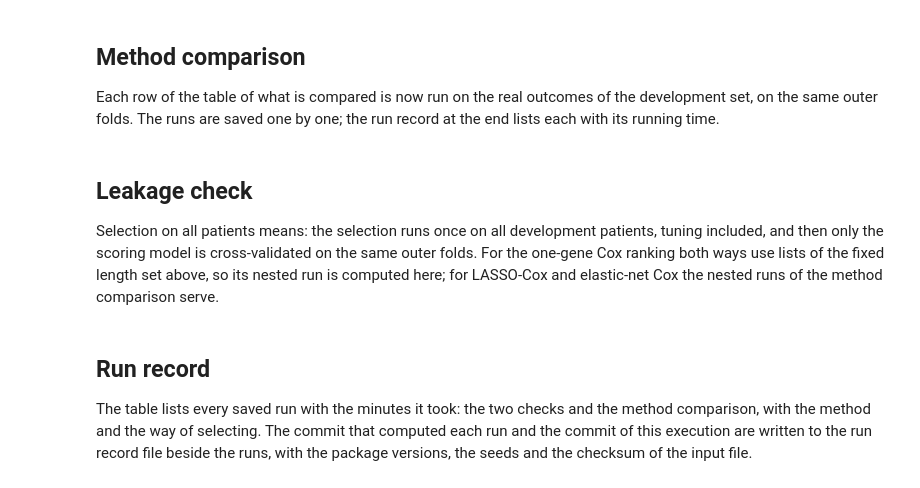
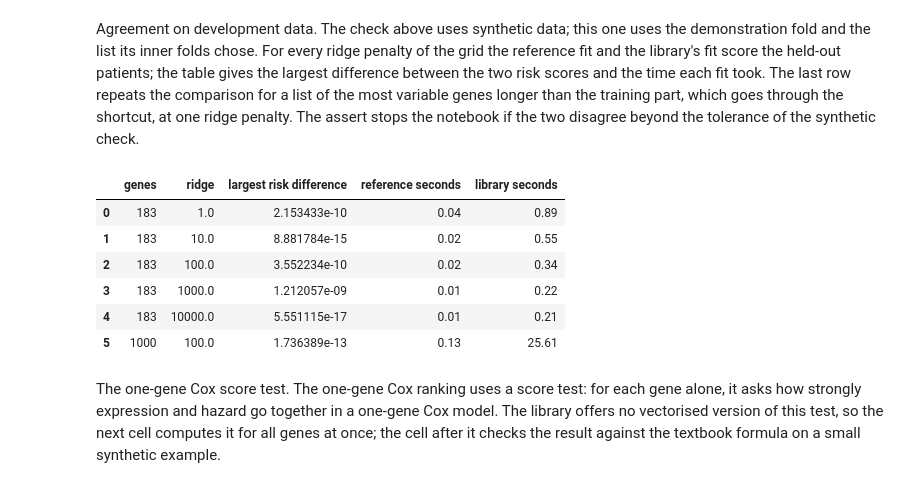
Before and after one commit to ELDERGARLIC/cancer-prognosis-prediction, a Jupyter notebook: notebooks/02_gene_selection_runs.ipynb, the cells around one changed output. Drawn from its saved outputs; the diff is of its cells as text; code cells hidden in the pictures.

```diff
--- a/notebooks/02_gene_selection_runs.ipynb
+++ b/notebooks/02_gene_selection_runs.ipynb
@@ -117,0 +71,19 @@ SELECTING_KINDS = ["ranking by variance", "ranking by score test", "penalised Co
+# %%
+EXPRESSED_LOG2 = 1.0              # a gene is expressed in a patient at log2(TPM + 1) >= 1, TPM >= 1
+EXPRESSED_SHARE = 0.2             # and passes the filter when expressed in 20% of training patients
+NEWTON_STEPS = 1000               # guard against an endless loop in the Cox fit
+GAIN_LIMIT = 1e-9                 # the Cox fit stops when one more step would improve it by less
+EIGEN_FLOOR = 1e-10               # a direction below this share of the largest eigenvalue is empty
+DAYS_PER_YEAR = 365.25            # average length of a year, leap years included
+UNO_HORIZON = 5 * DAYS_PER_YEAR   # Uno's C is truncated at 5 years
+CHECK_SEED = 0                    # seed of the synthetic examples in the checks
+N_JOBS = 4                        # outer folds evaluated in parallel, one per physical core
+DEMONSTRATION_STEP = 10           # the demonstration keeps every tenth penalty of a path
+# Indicator columns of the clinical model. The reference level of each covariate is fixed here
+# (stage II, ER positive, PR positive, HER2 negative) and gets no column.
+CLINICAL_LEVELS = {"stage": ["I", "III", "IV", "unknown"], "er": ["negative", "unknown"],
+                   "pr": ["negative", "unknown"], "her2": ["positive", "unknown"]}
+# The two forms of the scoring model and their key in the saved runs.
+FORMS = {"genes only": "genes_only", "genes plus clinical": "genes_plus_clinical"}
+INSIDE = "selection inside the training fold"  # the two ways of selecting that are contrasted
+ON_ALL = "selection on all patients"
@@ -800,14 +797,40 @@ assert inside_low <= 0.5 <= inside_high, "the code leaks: C away from 0.50 on sh
 # %% [markdown]
-## Method comparison
-
-Each row of the table of what is compared is now run on the real outcomes of the development set, on the same outer folds. The runs are saved one by one; the run record at the end lists each with its running time.
+Agreement on development data. The check above uses synthetic data; this one uses the demonstration fold and the list its inner folds chose. For every ridge penalty of the grid the reference fit and the library's fit score the held-out patients; the table gives the largest difference between the two risk scores and the time each fit took. The last row repeats the comparison for a list of the most variable genes longer than the training part, which goes through the shortcut, at one ridge penalty. The assert stops the notebook if the two disagree beyond the tolerance of the synthetic check.
 # %%
-runs = {}
-for name, method in METHODS.items():
-    compute = partial(run_method, method, data, OUTER_SEEDS)
-    runs[name] = saved("method comparison", name, compute=compute)
+def compare_fits(fold, genes, ridge):
+    """Largest difference between the reference and the library risk scores, and both timings."""
+    columns = gene_columns(fold, genes)
+    started = time.time()
+    reference_risk = scoring_model_risk(fold, columns, ridge, "genes only")
+    reference_seconds = time.time() - started
+    started = time.time()
+    library_c, library_risk = library_held_out_c(fold, genes, ridge)
+    library_seconds = time.time() - started
+    difference = np.abs(reference_risk - library_risk).max()
+    return {"genes": len(genes), "ridge": ridge, "largest risk difference": difference,
+            "reference seconds": round(reference_seconds, 2),
+            "library seconds": round(library_seconds, 2)}
+
+
+comparison_rows = []
+for ridge in RIDGE_GRID:
+    comparison_rows.append(compare_fits(demonstration_fold, chosen_genes, ridge))
+expressed = demonstration_fold["expressed"]
+by_variance = expressed[np.argsort(-demonstration_fold["variance"][expressed], kind="stable")]
+long_list = by_variance[:LIST_SIZES[-2]]  # longer than the training part, so the shortcut is used
+comparison_rows.append(compare_fits(demonstration_fold, long_list, RIDGE_GRID[2]))
+comparison_table = pd.DataFrame(comparison_rows)
+display(comparison_table)
+worst = comparison_table["largest risk difference"].max()
+assert worst < 1e-4, "the reference fit and the library disagree on the development fold"
+# %% [output]
+|  | genes | ridge | largest risk difference | reference seconds | library seconds |
+| 0 | 183 | 1.0 | 2.153433e-10 | 0.04 | 0.89 |
+| 1 | 183 | 10.0 | 8.881784e-15 | 0.02 | 0.55 |
+| 2 | 183 | 100.0 | 3.552234e-10 | 0.02 | 0.34 |
+| 3 | 183 | 1000.0 | 1.212057e-09 | 0.01 | 0.22 |
+| 4 | 183 | 10000.0 | 5.551115e-17 | 0.01 | 0.21 |
+| 5 | 1000 | 100.0 | 1.736389e-13 | 0.13 | 25.61 |
 # %% [markdown]
-## Leakage check
-
-Selection on all patients means: the selection runs once on all development patients, tuning included, and then only the scoring model is cross-validated on the same outer folds. For the one-gene Cox ranking both ways use lists of the fixed length set above, so its nested run is computed here; for LASSO-Cox and elastic-net Cox the nested runs of the method comparison serve.
+The one-gene Cox score test. The one-gene Cox ranking uses a score test: for each gene alone, it asks how strongly expression and hazard go together in a one-gene Cox model. The library offers no vectorised version of this test, so the next cell computes it for all genes at once; the cell after it checks the result against the textbook formula on a small synthetic example.
 # %%
@@ -827,4 +847,0 @@ inside_ranking = saved("leakage check", RANKING, INSIDE, compute=compute_inside)
-# %% [markdown]
-## Run record
-
-The table lists every saved run with the minutes it took: the two checks and the method comparison, with the method and the way of selecting. The commit that computed each run and the commit of this execution are written to the run record file beside the runs, with the package versions, the seeds and the checksum of the input file.
```
Also changed, not shown: parts of 73 cells of this notebook, 7 other files.
